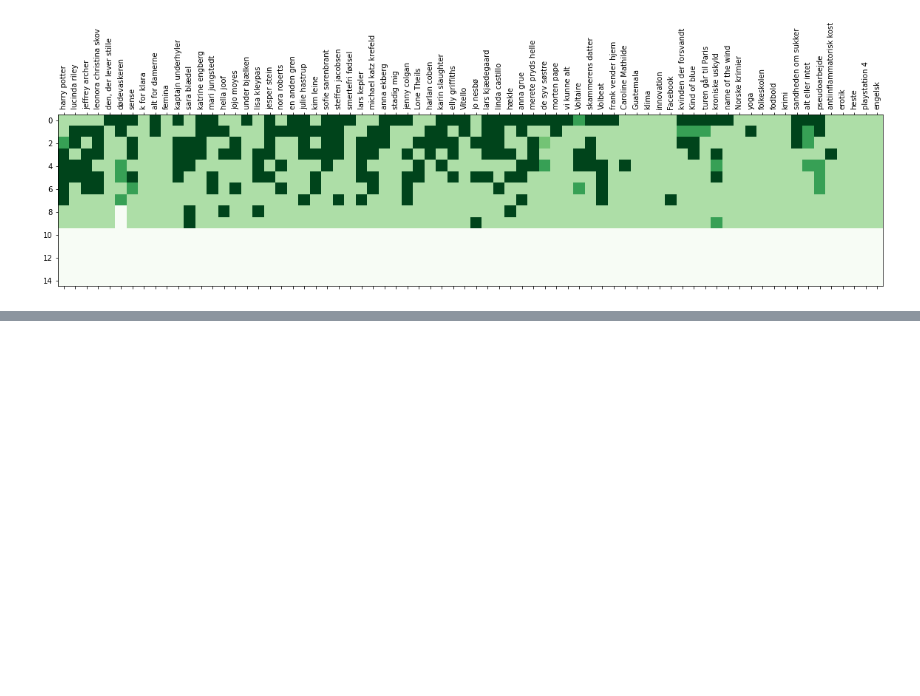
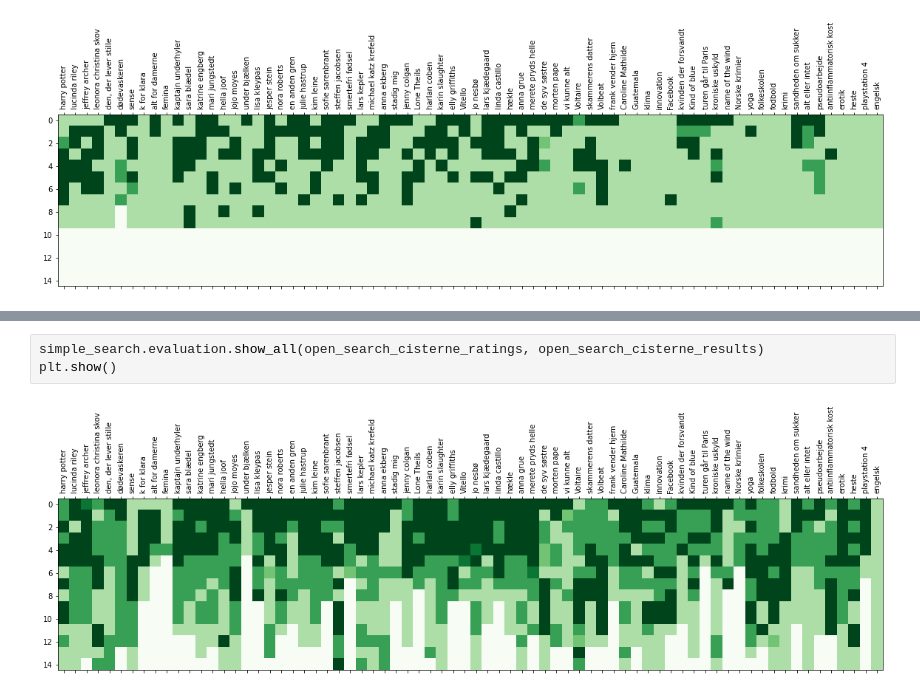
Before and after one commit to DBCDK/simple-search, a Jupyter notebook: notebooks/cisterne-evaluation.ipynb, the cells around one changed output, grey strips where cells are left out. Saved outputs shown, nothing was run; the diff lists cells and outputs as text; blank space fills up the shorter version.

```diff
--- a/notebooks/cisterne-evaluation.ipynb
+++ b/notebooks/cisterne-evaluation.ipynb
@@ -153,0 +170,5 @@ plt.show()
+# %%
+simple_search.evaluation.show_all(open_search_cisterne_ratings, open_search_cisterne_results)
+plt.show()
+# %% [output]
+[figure, added]
```
Also changed, not shown: parts of 7 cells of this notebook, 1 other file.
